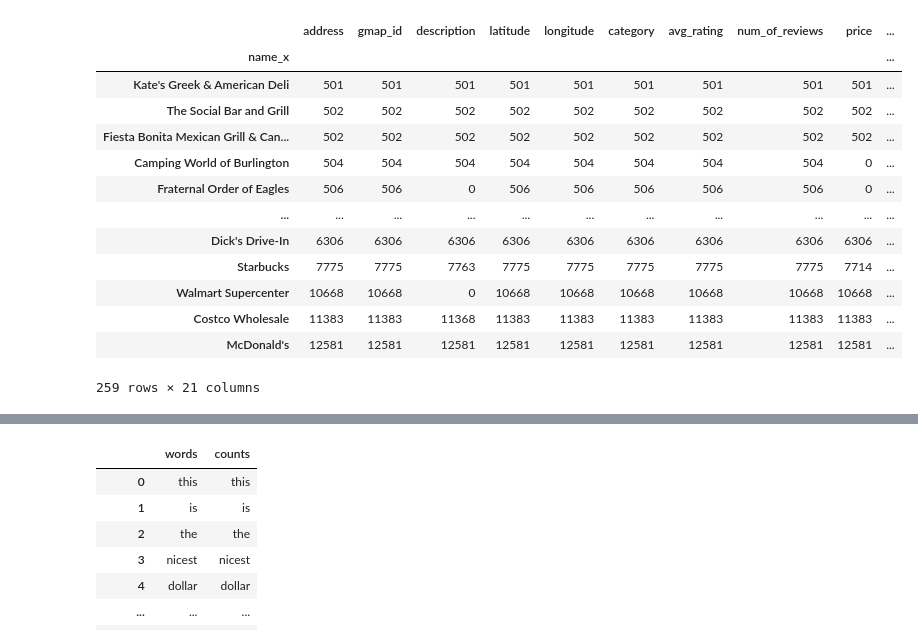
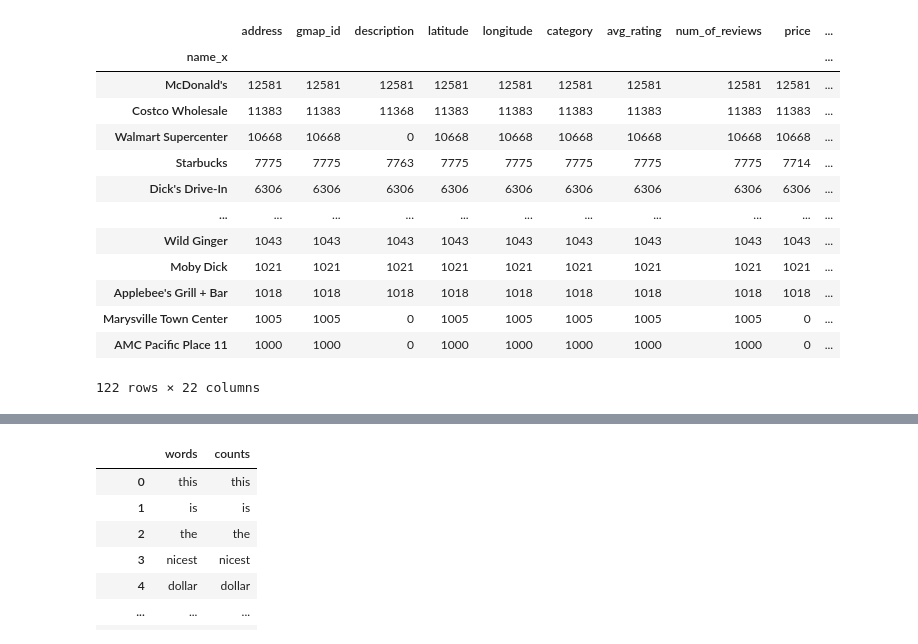
Before and after one commit to Dhrutube/DS3-LocalLens, a Jupyter notebook: Aurora_Local.ipynb, the cells around one changed output, grey strips where cells are left out. Drawn from its saved outputs; the diff is of its cells as text; code cells hidden in the pictures.

Commit message:
Sentiment Analysis + Fixed Proportions Threshold

```diff
--- a/Aurora_Local.ipynb
+++ b/Aurora_Local.ipynb
@@ -41,28 +67,33 @@ washington_meta = pd.DataFrame(parse_first_n("meta-Washington.json.gz"))
 # %%
 #WASHINGTON_BIG_BRANDS_ALL GIVES ALL THE BRANDS IN WASHINGTON THAT HAVE 500+ REVIEWS (TOTAL)
 
 washington_merged_reviews = washington_meta.merge(washington_reviews, on='gmap_id')
 #TOTAL REVIEWS
 washington_merged_reviews_count = washington_merged_reviews.groupby(by='name_x').count()
 #washington_merged_reviews_count
-washington_big_brands_all = washington_merged_reviews_count[washington_merged_reviews_count.get('address') >= 500].sort_values(by='address', ascending=True)
-washington_big_brands_all
-#washington_merged_reviews_count
+def divide_by_total_reviews_w(review_count):
+    total_reviews = washington_reviews.shape[0]
+    return review_count / total_reviews
+washington_proportions = washington_merged_reviews_count.get('address').apply(divide_by_total_reviews_w)
+washington_merged_reviews_count = washington_merged_reviews_count.assign(proportions = washington_proportions)
+washington_merged_reviews_count
+washington_big_brands_all = washington_merged_reviews_count[washington_merged_reviews_count.get('proportions') >= 0.001].sort_values(by='proportions', ascending=False)
+washington_big_brands_all # WASHINGTON BIG BRANDS BY PROPORTION OF REVIEWS
 # %% [output]
 |  | address | gmap_id | description | latitude | longitude | category | avg_rating | num_of_reviews | price | ... |
 | name_x |  |  |  |  |  |  |  |  |  | ... |
-| Kate's Greek & American Deli | 501 | 501 | 501 | 501 | 501 | 501 | 501 | 501 | 501 | ... |
-| The Social Bar and Grill | 502 | 502 | 502 | 502 | 502 | 502 | 502 | 502 | 502 | ... |
-| Fiesta Bonita Mexican Grill & Can... | 502 | 502 | 502 | 502 | 502 | 502 | 502 | 502 | 502 | ... |
-| Camping World of Burlington | 504 | 504 | 504 | 504 | 504 | 504 | 504 | 504 | 0 | ... |
-| Fraternal Order of Eagles | 506 | 506 | 0 | 506 | 506 | 506 | 506 | 506 | 0 | ... |
+| McDonald's | 12581 | 12581 | 12581 | 12581 | 12581 | 12581 | 12581 | 12581 | 12581 | ... |
+| Costco Wholesale | 11383 | 11383 | 11368 | 11383 | 11383 | 11383 | 11383 | 11383 | 11383 | ... |
+| Walmart Supercenter | 10668 | 10668 | 0 | 10668 | 10668 | 10668 | 10668 | 10668 | 10668 | ... |
+| Starbucks | 7775 | 7775 | 7763 | 7775 | 7775 | 7775 | 7775 | 7775 | 7714 | ... |
+| Dick's Drive-In | 6306 | 6306 | 6306 | 6306 | 6306 | 6306 | 6306 | 6306 | 6306 | ... |
 | ... | ... | ... | ... | ... | ... | ... | ... | ... | ... | ... |
-| Dick's Drive-In | 6306 | 6306 | 6306 | 6306 | 6306 | 6306 | 6306 | 6306 | 6306 | ... |
-| Starbucks | 7775 | 7775 | 7763 | 7775 | 7775 | 7775 | 7775 | 7775 | 7714 | ... |
-| Walmart Supercenter | 10668 | 10668 | 0 | 10668 | 10668 | 10668 | 10668 | 10668 | 10668 | ... |
-| Costco Wholesale | 11383 | 11383 | 11368 | 11383 | 11383 | 11383 | 11383 | 11383 | 11383 | ... |
-| McDonald's | 12581 | 12581 | 12581 | 12581 | 12581 | 12581 | 12581 | 12581 | 12581 | ... |
+| Wild Ginger | 1043 | 1043 | 1043 | 1043 | 1043 | 1043 | 1043 | 1043 | 1043 | ... |
+| Moby Dick | 1021 | 1021 | 1021 | 1021 | 1021 | 1021 | 1021 | 1021 | 1021 | ... |
+| Applebee's Grill + Bar | 1018 | 1018 | 1018 | 1018 | 1018 | 1018 | 1018 | 1018 | 1018 | ... |
+| Marysville Town Center | 1005 | 1005 | 0 | 1005 | 1005 | 1005 | 1005 | 1005 | 0 | ... |
+| AMC Pacific Place 11 | 1000 | 1000 | 0 | 1000 | 1000 | 1000 | 1000 | 1000 | 0 | ... |
-259 rows × 21 columns
+122 rows × 22 columns
 # %%
 # BIG BRANDS THAT APPEAR IN BOTH WASHINGTON AND VERMONT
 big_brands_all_both = washington_big_brands_all.merge(vermont_big_brands_all, on='name_x')
```
Also changed, not shown: parts of 26 cells of this notebook.
